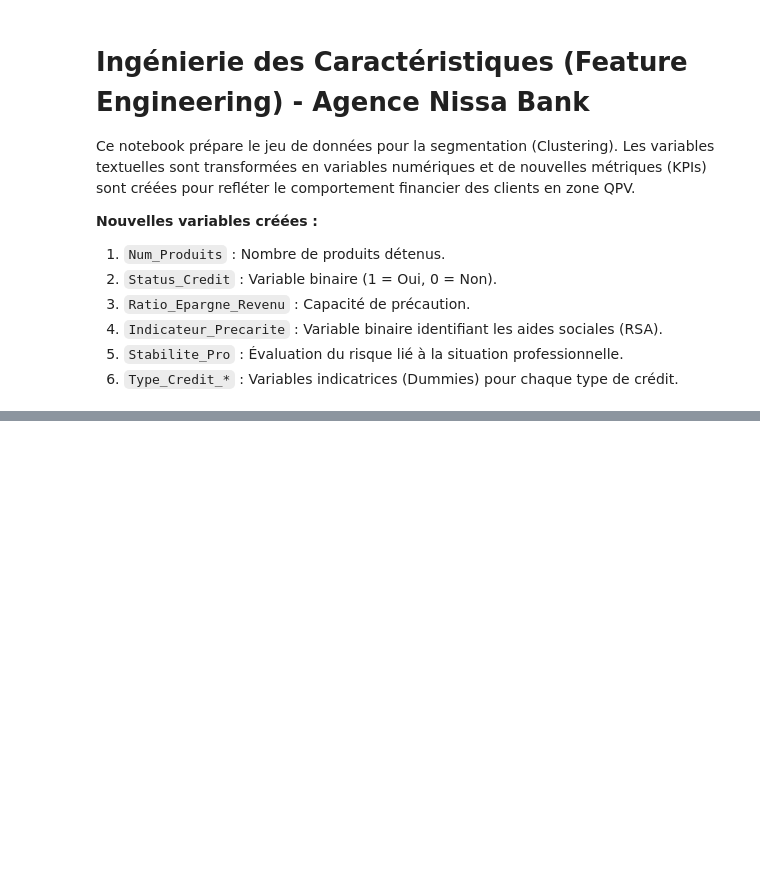
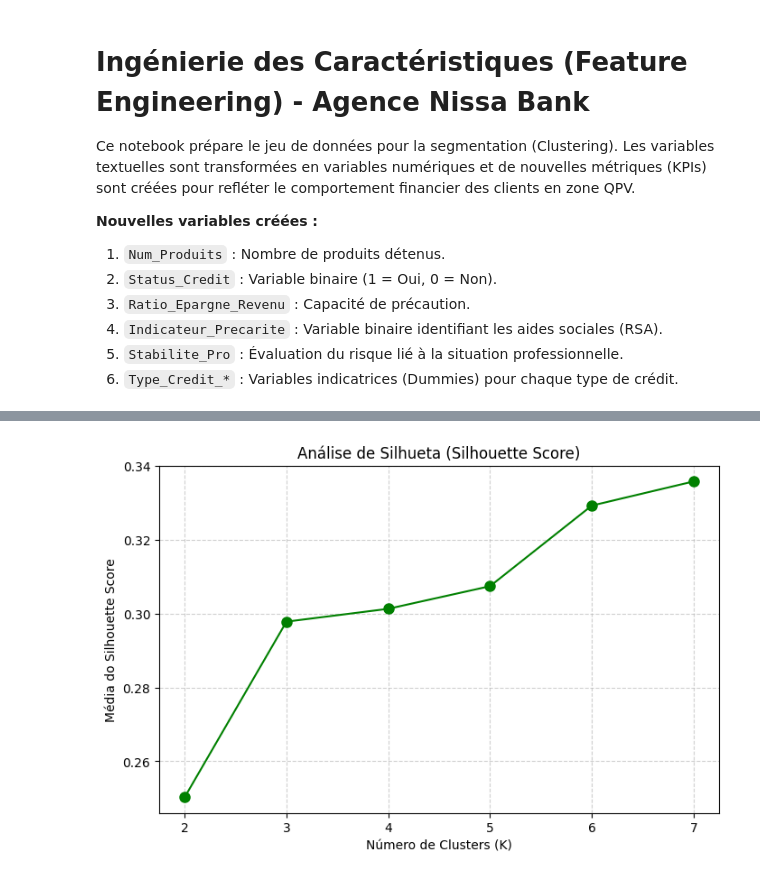
Before and after one commit to melissa-mariano/ProjetsUniversitaires, a Jupyter notebook: Agence Nissa Bank/segmentation_nissa_bank.ipynb, the cells around one changed output, grey strips where cells are left out. Cells and saved outputs as stored; diff of their text form; code cells hidden in the pictures; blank space fills up the shorter version.

```diff
--- a/Agence Nissa Bank/segmentation_nissa_bank.ipynb
+++ b/Agence Nissa Bank/segmentation_nissa_bank.ipynb
@@ -39,0 +184,31 @@ df.to_csv('agence_nissa_bank_features.csv', index=False, sep=';')
+# %%
+from sklearn.metrics import silhouette_score
+import matplotlib.pyplot as plt
+from sklearn.cluster import KMeans
+
+# 1. Preparação da lista de scores
+silhueta_scores = []
+K_range = range(2, 8) # Silhueta não existe para K=1
+
+for k in K_range:
+    kmeans = KMeans(n_clusters=k, random_state=42, n_init=10)
+    labels = kmeans.fit_predict(X_scaled) # X_scaled deve ser o mesmo usado no cotovelo
+
+    # Calcula a média do score de silhueta para todos os pontos
+    score = silhouette_score(X_scaled, labels)
+    silhueta_scores.append(score)
+
+# 2. Plotagem do Gráfico
+plt.figure(figsize=(8, 5))
+plt.plot(K_range, silhueta_scores, 'go-', markersize=8)
+plt.title('Análise de Silhueta (Silhouette Score)')
+plt.xlabel('Número de Clusters (K)')
+plt.ylabel('Média do Silhouette Score')
+plt.grid(True, linestyle='--', alpha=0.6)
+
+# 3. Salvando a imagem
+plt.savefig('silhouette_score.png', dpi=300, bbox_inches='tight')
+
+plt.show()
+# %% [output]
+[figure, added]
```
Also changed, not shown: parts of 22 cells of this notebook, 8 other files.
